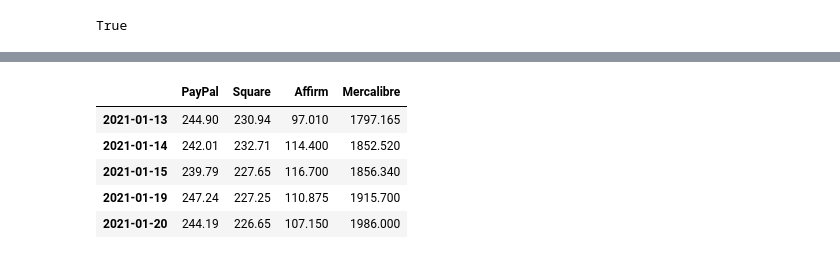
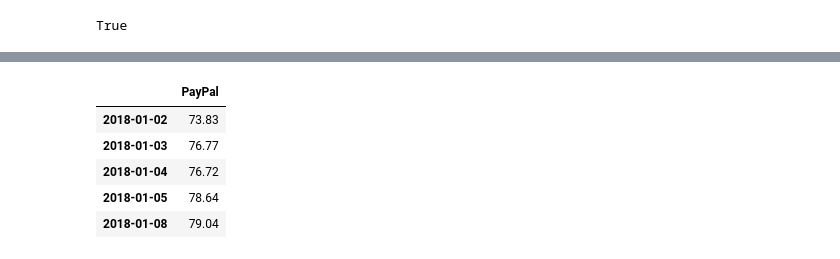
Before and after one commit to dmwalls24/FinTech_Portfolio_Dash, a Jupyter notebook: notebooks/samuel's_notebooks/Notebook.ipynb, the cells around one changed output, grey strips where cells are left out. Saved outputs shown, nothing was run; the diff lists cells and outputs as text; code cells hidden in the pictures.

```diff
--- a/notebooks/samuel's_notebooks/Notebook.ipynb
+++ b/notebooks/samuel's_notebooks/Notebook.ipynb
@@ -33,10 +30,10 @@ alpaca = tradeapi.REST(
 # %%
 #15Min interval
 timeframe = "1D"
-start_date = pd.Timestamp("2017-01-01", tz="America/New_York").isoformat()
+start_date = pd.Timestamp("2018-01-01", tz="America/New_York").isoformat()
 end_date = pd.Timestamp("2021-12-31", tz="America/New_York").isoformat()
 #today = pd.Timestamp("2021-01-02", tz="America/New_York").isoformat()
-ticker = ["PYPL", "SQ", "AFRM", "MELI"]
+ticker = ["PYPL"]#, "SQ"]#,# "MELI"]
 fintech_ticker = alpaca.get_barset(
     ticker,
     timeframe,
@@ -59,18 +56,18 @@ fintech_ticker.head(5)
 # %%
 #15Min interval
 timeframe = "1D"
-start_date = pd.Timestamp("2017-01-01", tz="America/New_York").isoformat()
-end_date = pd.Timestamp("2021-12-31", tz="America/New_York").isoformat()
+start_date = pd.Timestamp("2014-01-01", tz="America/New_York").isoformat()
+end_date = pd.Timestamp("2017-12-31", tz="America/New_York").isoformat()
 #today = pd.Timestamp("2021-01-02", tz="America/New_York").isoformat()
-ticker = ["ETH", "BTC", "LINK"]
-crypto_ticker = alpaca.get_barset(
+ticker = ["PYPL"]#, "LINK"]
+fintech_ticker2 = alpaca.get_barset(
     ticker,
     timeframe,
     start=start_date,
     end=end_date,
     limit=1000,
 ).df
-crypto_ticker.dropna(inplace=True)
-crypto_ticker.head(10)
+fintech_ticker2.dropna(inplace=True)
+fintech_ticker2.tail(10)
 #apple_ticker.dropna(inplace=True)
 # %% [output]
@@ -89,0 +87,3 @@ crypto_ticker.head(10)
+# %%
+fintech_ticker.append(fintech_ticker2)
+fintech_ticker.head()
@@ -90,18 +99,18 @@ crypto_ticker.head(10)
 # %%
 fintech_df = pd.DataFrame()
 fintech_df["PayPal"] = fintech_ticker["PYPL"]["close"]
-fintech_df["Square"] = fintech_ticker["SQ"]["close"]
-fintech_df["Affirm"] = fintech_ticker["AFRM"]["close"]
-fintech_df["Mercalibre"] = fintech_ticker["MELI"]["close"]
+#fintech_df["Square"] = fintech_ticker["SQ"]["close"]
+#fintech_df["Affirm"] = fintech_ticker["AFRM"]["close"]
+#fintech_df["Mercalibre"] = fintech_ticker["MELI"]["close"]
 #fintech_df["Johnson&Johnson"] = nasdaq_ticker["JNJ"]["close"]
 #apple_df = apple_df.pct_change().dropna()
 fintech_df.index = fintech_df.index.date
 fintech_df.dropna(inplace=True)
 fintech_df.head()
 # %% [output]
-|  | PayPal | Square | Affirm | Mercalibre |
-| 2021-01-13 | 244.90 | 230.94 | 97.010 | 1797.165 |
-| 2021-01-14 | 242.01 | 232.71 | 114.400 | 1852.520 |
-| 2021-01-15 | 239.79 | 227.65 | 116.700 | 1856.340 |
-| 2021-01-19 | 247.24 | 227.25 | 110.875 | 1915.700 |
-| 2021-01-20 | 244.19 | 226.65 | 107.150 | 1986.000 |
+|  | PayPal |
+| 2018-01-02 | 73.83 |
+| 2018-01-03 | 76.77 |
+| 2018-01-04 | 76.72 |
+| 2018-01-05 | 78.64 |
+| 2018-01-08 | 79.04 |
```
Also changed, not shown: parts of 17 cells of this notebook, 4 other files.
